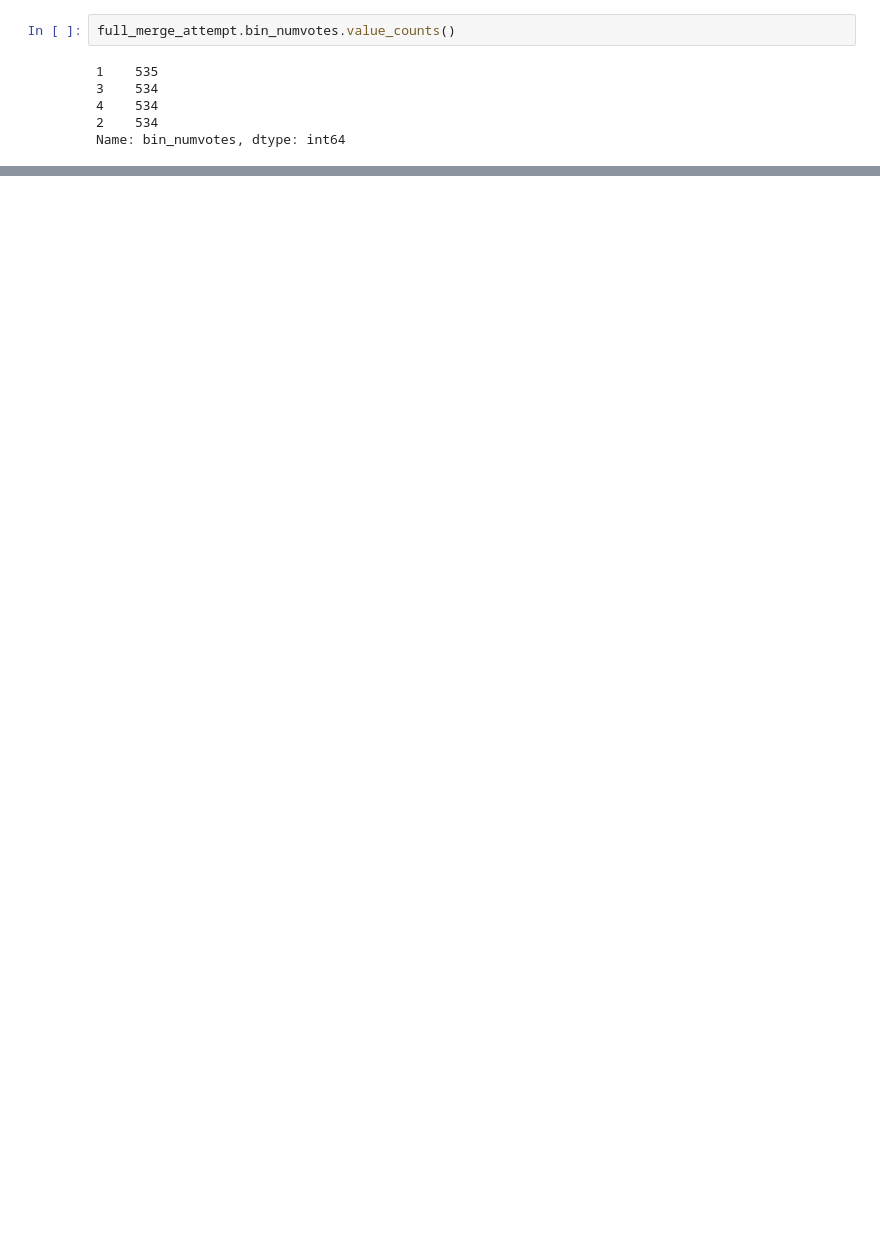
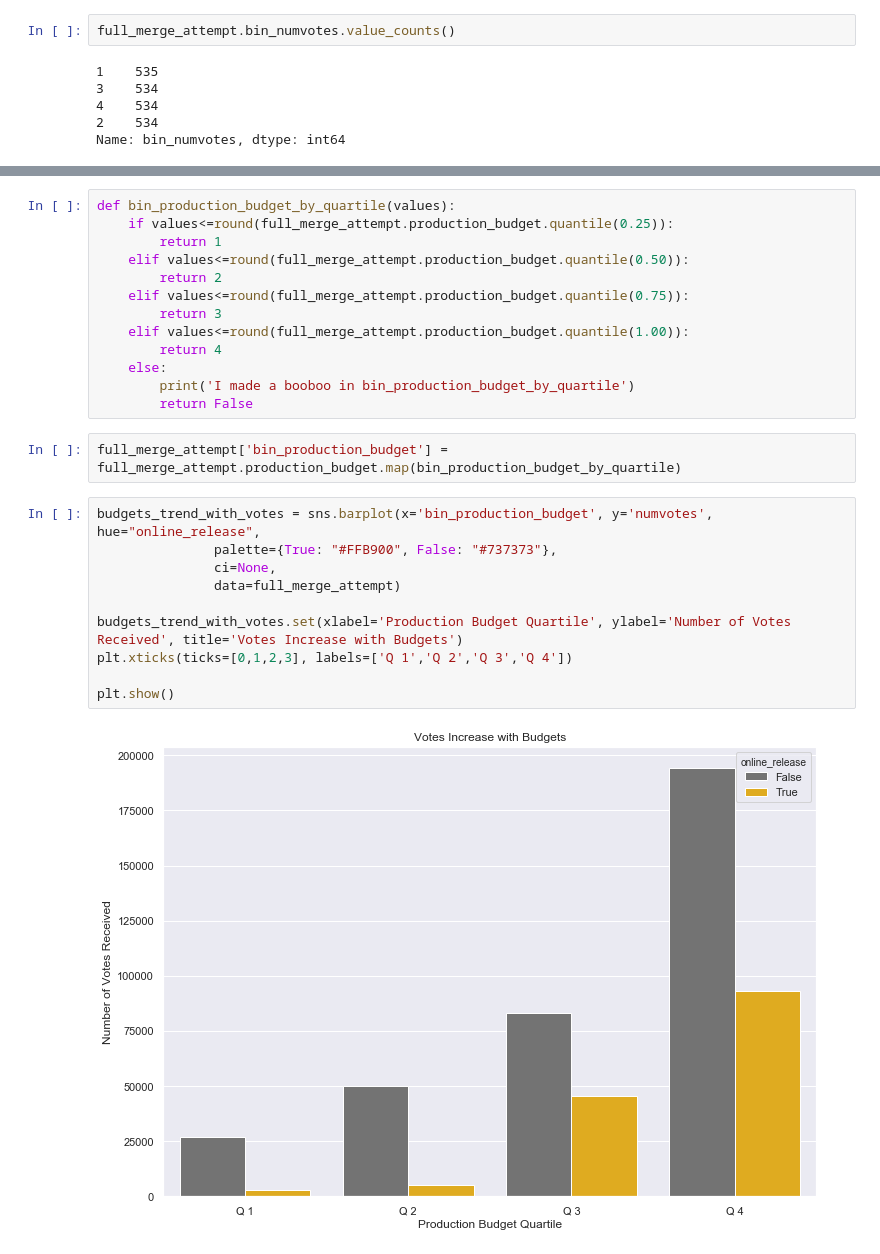
Before and after one commit to mishaberrien/Movie-Performance-Analysis, a Jupyter notebook: movies-eda-mlb.ipynb, the cells around one changed output, grey strips where cells are left out. Drawn from its saved outputs; the diff is of its cells as text; blank space fills up the shorter version.

```diff
--- a/movies-eda-mlb.ipynb
+++ b/movies-eda-mlb.ipynb
@@ -343,0 +388,27 @@ sns.despine(left=True)
+# %%
+def bin_production_budget_by_quartile(values):
+    if values<=round(full_merge_attempt.production_budget.quantile(0.25)):
+        return 1
+    elif values<=round(full_merge_attempt.production_budget.quantile(0.50)):
+        return 2
+    elif values<=round(full_merge_attempt.production_budget.quantile(0.75)):
+        return 3
+    elif values<=round(full_merge_attempt.production_budget.quantile(1.00)):
+        return 4
+    else:
+        print('I made a booboo in bin_production_budget_by_quartile')
+        return False
+# %%
+full_merge_attempt['bin_production_budget'] = full_merge_attempt.production_budget.map(bin_production_budget_by_quartile)
+# %%
+budgets_trend_with_votes = sns.barplot(x='bin_production_budget', y='numvotes', hue="online_release",
+               palette={True: "#FFB900", False: "#737373"},
+               ci=None,
+               data=full_merge_attempt)
+
+budgets_trend_with_votes.set(xlabel='Production Budget Quartile', ylabel='Number of Votes Received', title='Votes Increase with Budgets')
+plt.xticks(ticks=[0,1,2,3], labels=['Q 1','Q 2','Q 3','Q 4'])
+
+plt.show()
+# %% [output]
+[figure, added]
```
Also changed, not shown: parts of 22 cells of this notebook.
